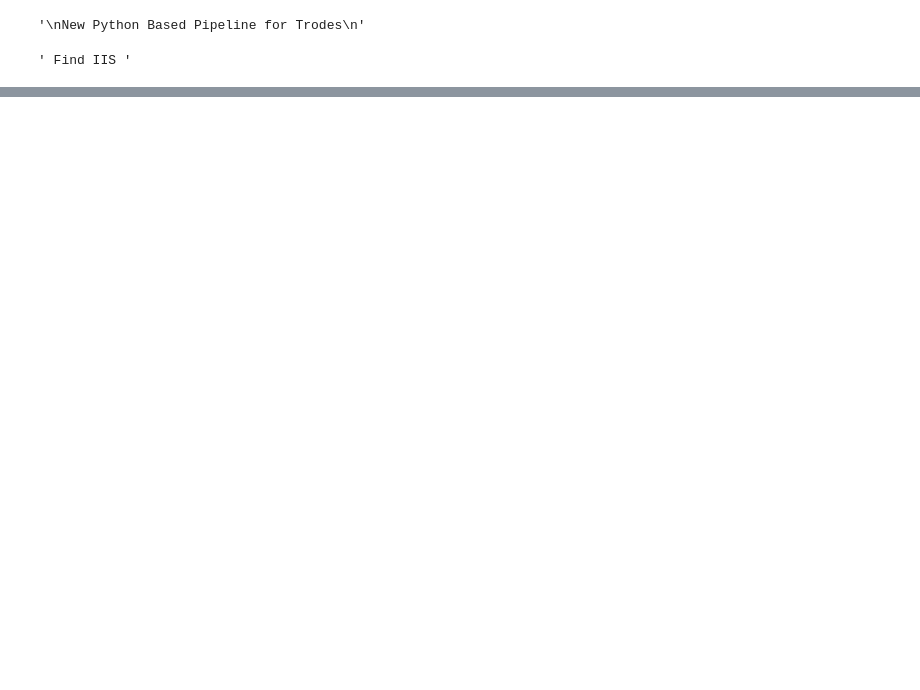
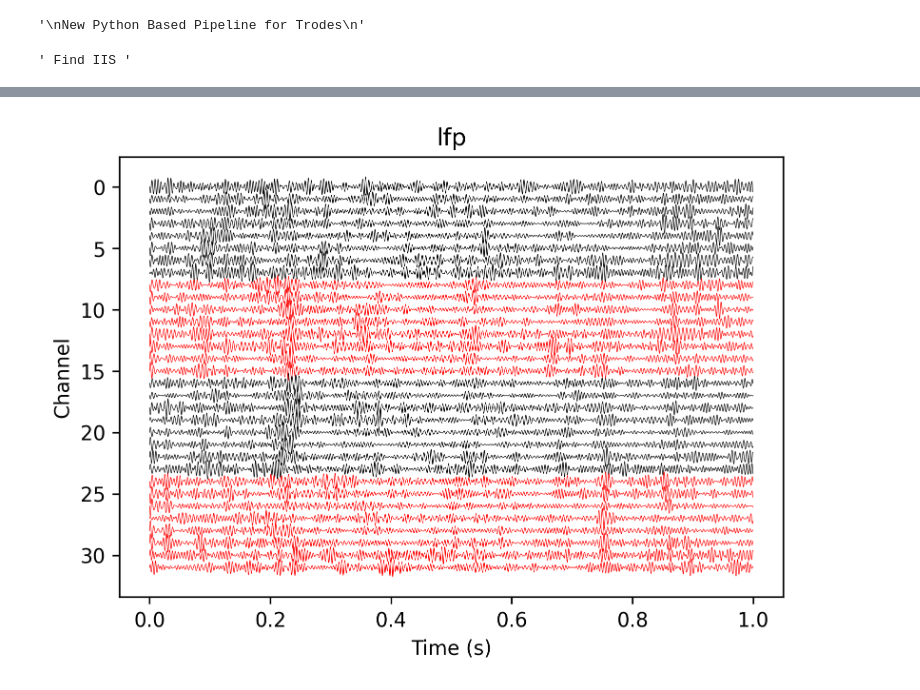
Before and after one commit to dtabuena/Workshop, a Jupyter notebook: Py_trodes/PyTrodes_Pipeline_.ipynb, the cells around one changed output, grey strips where cells are left out. Drawn from its saved outputs; the diff is of its cells as text; code cells hidden in the pictures; blank space fills up the shorter version.

```diff
--- a/Py_trodes/PyTrodes_Pipeline_.ipynb
+++ b/Py_trodes/PyTrodes_Pipeline_.ipynb
@@ -107,3 +107,6 @@ downsampled_rate = int(np.load(animal_session+'_downsampled_rate.npy'))
 passband = [150, 250] #(150-250 Hz)
 num_coefficients = 1200
 fir_coeff = sci.signal.firwin(num_coefficients, passband, width=10, window='hamming', pass_zero='bandpass', scale=True, fs=downsampled_rate)
+
+''' Apply the FIR filter using filtfilt for zero-phase filtering across all channels '''
+lfp_disk_array = sci.signal.filtfilt(fir_coeff, 1.0, lfp_disk_array, axis=0)
@@ -110,24 +133,23 @@ fir_coeff = sci.signal.firwin(num_coefficients, passband, width=10, window='hamm
 # %%
-# Apply the FIR filter using filtfilt for zero-phase filtering across all channels
-filtered_data = signal.filtfilt(fir_coeff, 1.0, mmap_array[t_ind,:], axis=0)
-# filtered_data = mmap_array[t_ind,:]
-# filtered_data=(filtered_data.transpose() - filtered_data[:,24]).transpose()
-spike_bool = filtered_data<-70
+def plot_sample_wave(lfp,sample_rate,times=[0,1]):
+    colors = ['k']*8 + ['r']*8 + ['k']*8 + ['r']*8
+    tic_indicies = np.arange(times[0]*sample_rate,times[1]*sample_rate)
+    time_sec = tic_indicies/sample_rate
+    waveform = lfp[tic_indicies,:]
+    waveform = waveform - np.expand_dims(np.mean(waveform,axis=1),axis=-1)
+    fig,ax = plt.subplots(figsize=(6,4),dpi=300)
+    waveform = waveform/np.max(np.abs(waveform),axis=0) * .8
+    # Filtered signal
+    for ch in np.arange(waveform.shape[1]):
+        ax.plot(time_sec,waveform[:,ch]+ch,linewidth=.3,color = colors[ch])
+        ax.set_title('lfp')
+    ax.invert_yaxis()
+    ax.set_ylabel('Channel')
+    ax.set_xlabel('Time (s)')
 
-
-fig,ax = plt.subplots(figsize=(6,4),dpi=300)
-
-filtered_data = filtered_data/np.max(np.abs(filtered_data),axis=0) * .8
-
-# Filtered signal
-for ch in np.arange(filtered_data.shape[1]):
-    ax.plot(time_sec[:3000],filtered_data[:3000,ch]+ch,linewidth=.3,color = colors[ch])
-    spike_times = time_sec[:3000][spike_bool[:3000,ch]]
-    plt.scatter( spike_times,np.ones_like( spike_times)*ch+-.25,s=3,marker='o',color='m'  )
-    ax.set_title('Spike(MUA) Detection Signal')
-ax.invert_yaxis()
-ax.set_ylabel('Channel')
-ax.set_xlabel('Time (s)')
+plot_sample_wave(lfp_disk_array,downsampled_rate)
+# %% [output]
+[figure, added]
 # %%
 SR = 30000
 x = np.random.randint(0,lfp_disk_array.shape[0])
```
Also changed, not shown: parts of 1 cell of this notebook.
